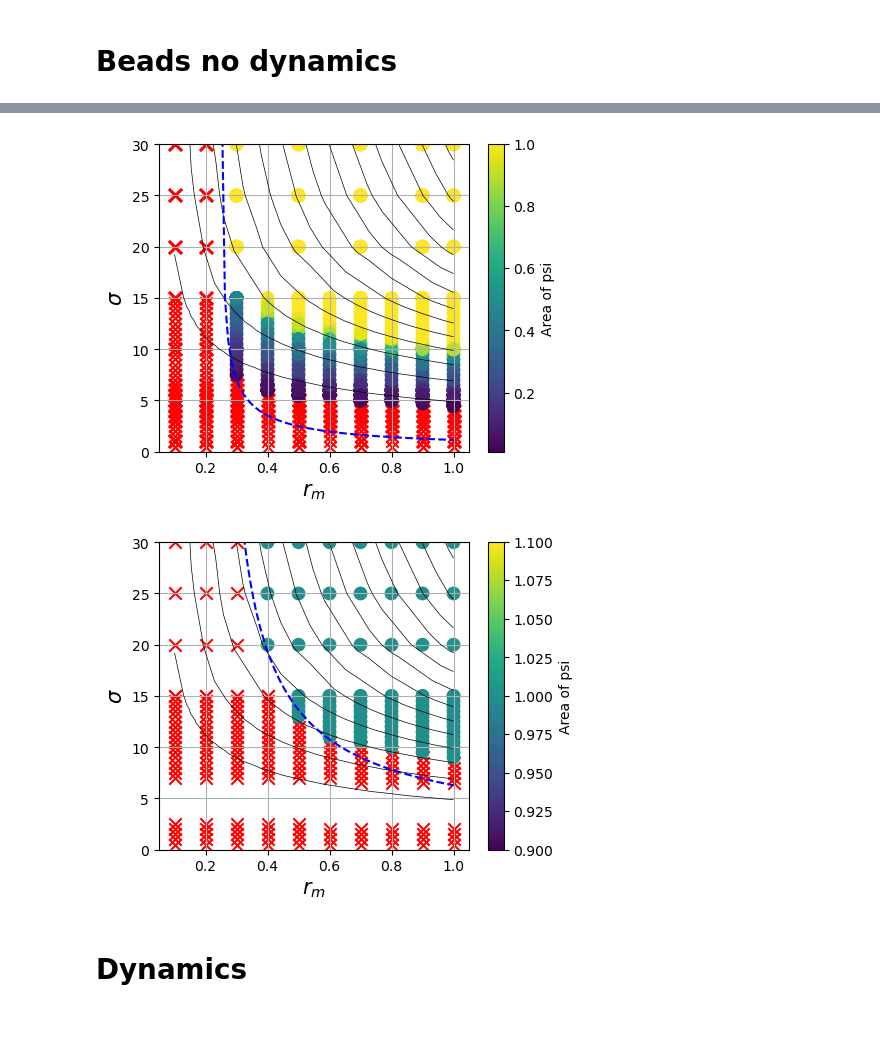
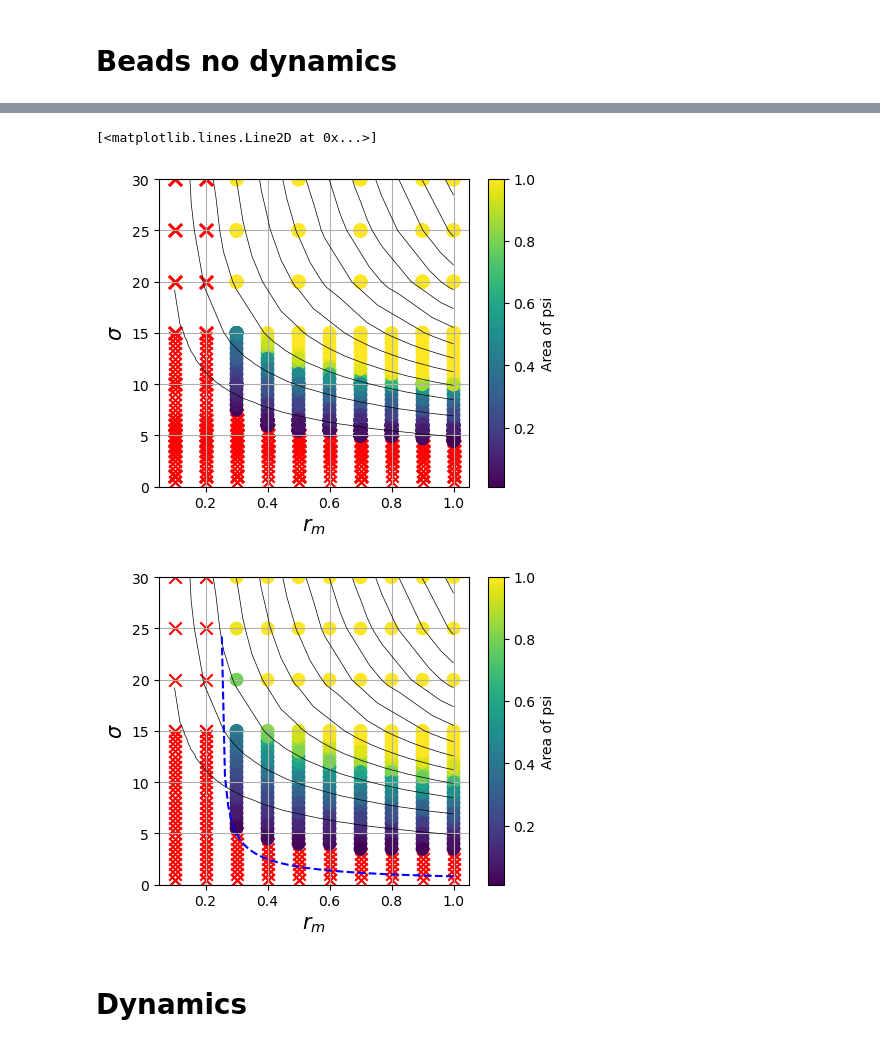
Before and after one commit to pvblop/Memory-Phase-Field-Models, a Jupyter notebook: equation_solver_gauss_dist/analysis_sweep.ipynb, the cells around one changed output, grey strips where cells are left out. Drawn from its saved outputs; the diff is of its cells as text; code cells hidden in the pictures.

```diff
--- a/equation_solver_gauss_dist/analysis_sweep.ipynb
+++ b/equation_solver_gauss_dist/analysis_sweep.ipynb
@@ -460,44 +460,45 @@ plt.savefig("phase_diagram_gauss_dpsi_1.png", dpi=300, bbox_inches="tight")
 
 
 sig_arr = compute_sig_teo(rm_arr, rc, 1.0)
-ax.plot(rm_arr, sig_arr, 'b--', label='Analytical Transition Curve')
+# ax.plot(rm_arr, sig_arr, 'b--', label='Analytical Transition Curve')
 
 # add_binary_transition_curve(ax, df, fixed, x="rbm", y="sigma", eps=1e-2, value="area_psi")
 
 
 fixed = {
-        "D_psi": 30.0,
+        "D_psi": 0.5,
         }
 
 fig, ax = plt.subplots(figsize=(5, 4))
 plot_binary_phase_scatter(
     df,
     x="rbm",
     y="sigma",
     fixed=fixed,
     ax=ax
 )
 
 d = df.copy()
 d=d[d["x0"] == 25.0]
 sig = d["sigma"].values
 rbm = d["rbm"].values
 Nb = d["Nb"].values
 ax.tricontour(rbm, sig, Nb, levels=14, linewidths=0.5, colors='k')
 plt.xlim(0.05, 1.05)
 plt.ylim(0.0, 30.05)
 ax.set_xlabel(r"$r_m$", fontsize=15)
 ax.set_ylabel(r"$\sigma$", fontsize=15)
 plt.title("")
+plt.savefig("phase_diagram_gauss_dpsi_05.png", dpi=300, bbox_inches="tight")
 
-sig_arr = compute_sig_teo(rm_arr, rc, 30.0)
+sig_arr = compute_sig_teo(rm_arr, rc, 0.5)
 ax.plot(rm_arr, sig_arr, 'b--', label='Analytical Transition Curve')
 
 # add_binary_transition_curve(ax, df, fixed, x="rbm", y="sigma", eps=1e-2, value="area_psi")
-plt.savefig("phase_diagram_gauss_dpsi_30.png", dpi=300, bbox_inches="tight")
 # %% [output]
+[<matplotlib.lines.Line2D at 0x...>]
-[figure, old version]
+[figure, new version]
-[figure, old version]
+[figure, new version]
 # %% [markdown]
 # Dynamics
 # %%
```
Also changed, not shown: parts of 1 cell of this notebook, 2 other files.
